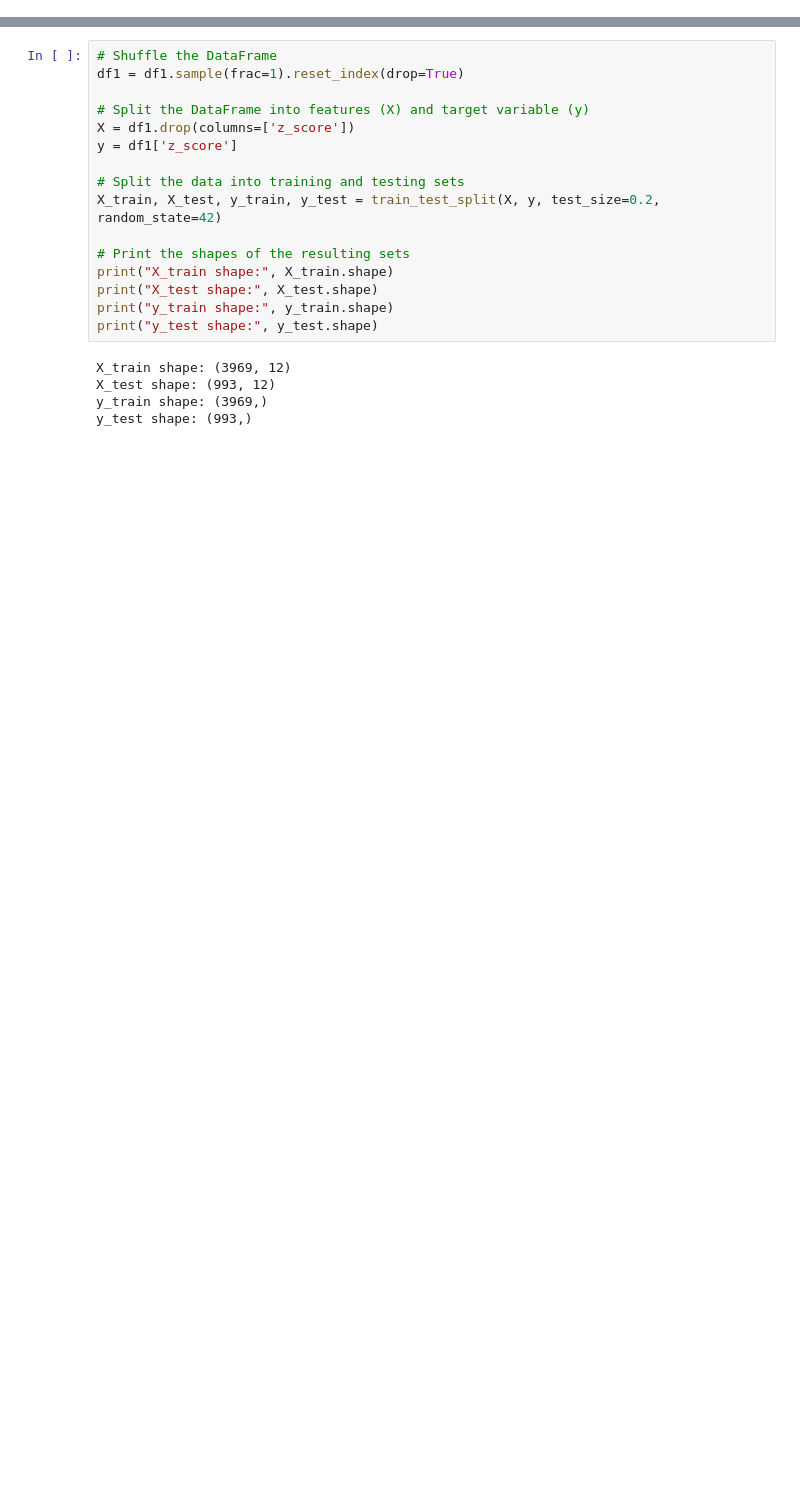
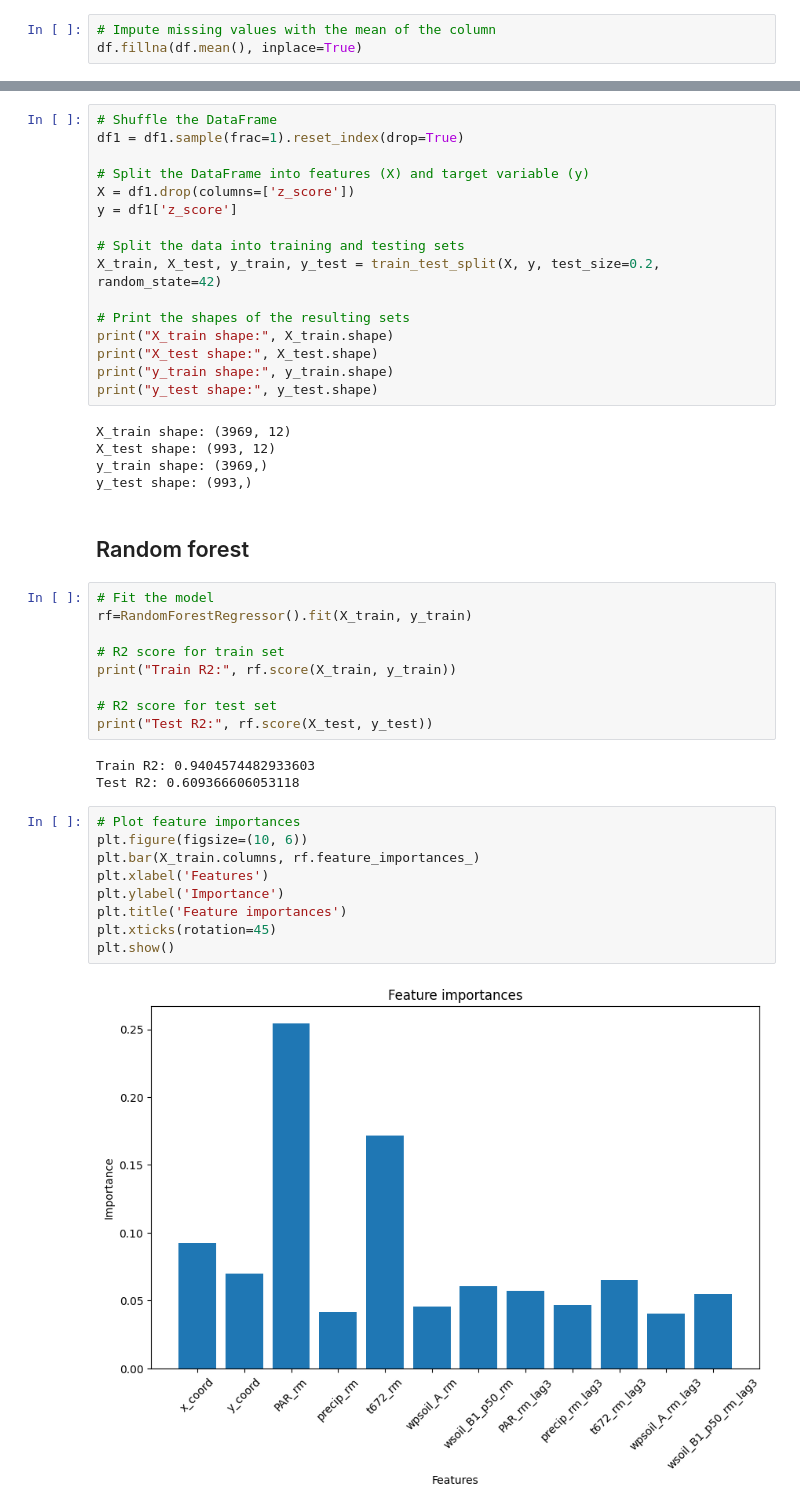
Before and after one commit to ramipiik/Data-Science-Project, a Jupyter notebook: ml.ipynb, the cells around one changed output, grey strips where cells are left out. Saved outputs shown, nothing was run; the diff lists cells and outputs as text; blank space fills up the shorter version.

```diff
--- a/ml.ipynb
+++ b/ml.ipynb
@@ -486,6 +486,9 @@ lag_df.columns = [col + '_lag' + str(lag_size) for col in lag_df.columns]
 
 # Concatenate the original DataFrame with lagging variables
 df = pd.concat([df, lag_df], axis=1)
+# %%
+# Impute missing values with the mean of the column
+df.fillna(df.mean(), inplace=True)
 # %%
 df.info()
 # %% [output]
@@ -562,3 +565,28 @@ X_train shape: (3969, 12)
 X_test shape: (993, 12)
 y_train shape: (3969,)
 y_test shape: (993,)
+# %% [markdown]
+## Random forest
+# %%
+# Fit the model
+rf=RandomForestRegressor().fit(X_train, y_train)
+
+# R2 score for train set
+print("Train R2:", rf.score(X_train, y_train))
+
+# R2 score for test set
+print("Test R2:", rf.score(X_test, y_test))
+# %% [output]
+Train R2: 0.9404574482933603
+Test R2: 0.609366606053118
+# %%
+# Plot feature importances
+plt.figure(figsize=(10, 6))
+plt.bar(X_train.columns, rf.feature_importances_)
+plt.xlabel('Features')
+plt.ylabel('Importance')
+plt.title('Feature importances')
+plt.xticks(rotation=45)
+plt.show()
+# %% [output]
+[figure, added]
```
Also changed, not shown: parts of 8 cells of this notebook.
